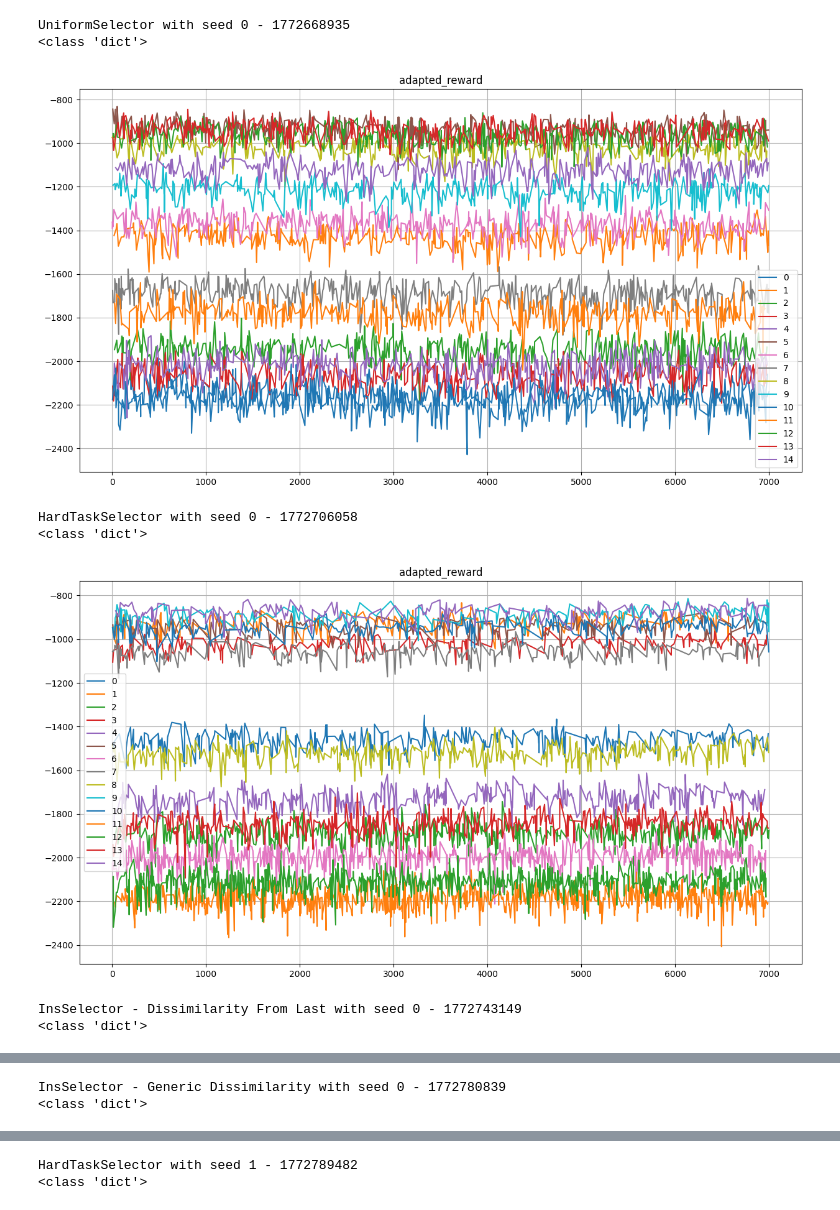
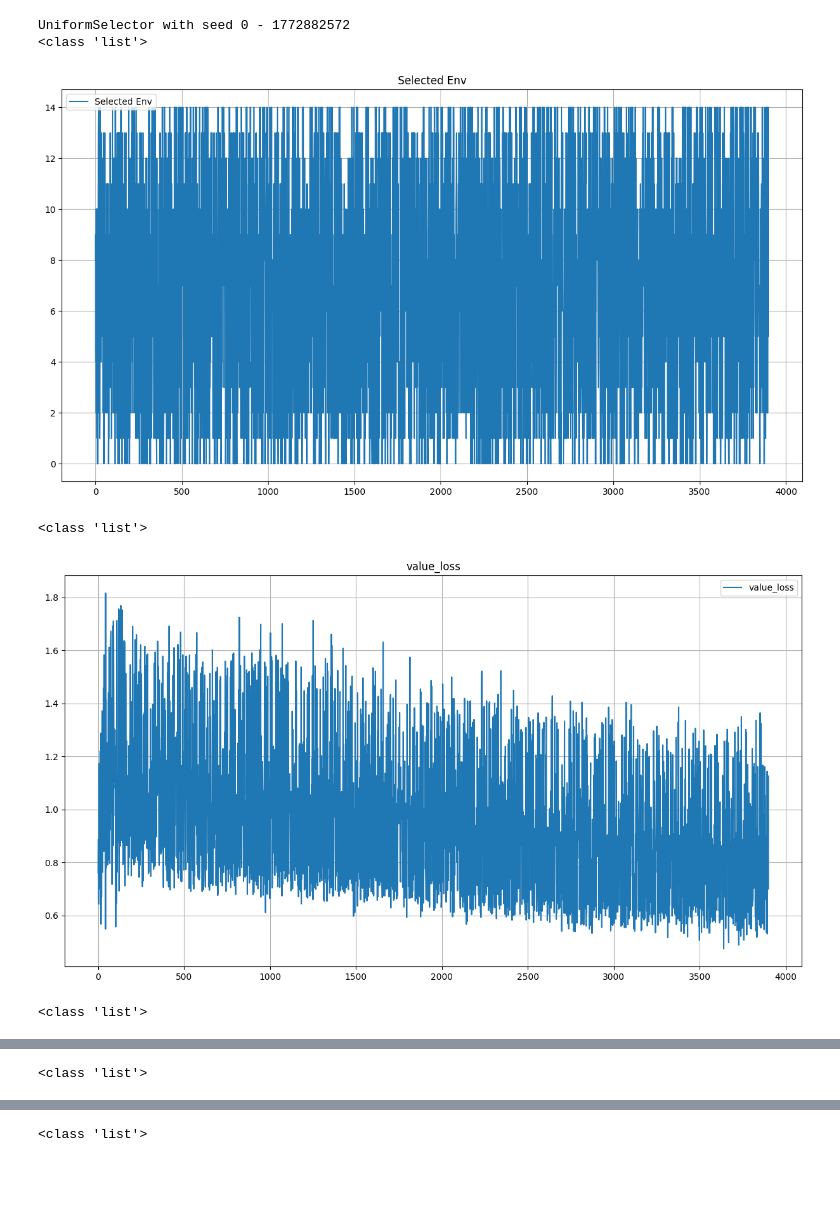
Before and after one commit to smandic5/master_implementation, a Jupyter notebook: visulaizer.ipynb, the cells around one changed output, grey strips where cells are left out. Cells and saved outputs as stored; diff of their text form; code cells hidden in the pictures; blank space fills up the shorter version.

```diff
--- a/visulaizer.ipynb
+++ b/visulaizer.ipynb
@@ -65,14 +65,10 @@ class Run():
 
     def plot_generic(self):
         for k, v in self.stats_generic.items():
-            if k != "Adapted_Reward":
-                continue
             self.plot_stat(v, k)
 
     def plot_envs(self, envs: list[int] = None, flattenings: int = 0):
         for k, stat in self.stats_envs.items():
-            if k != "adapted_reward":
-                continue
             to_plot = {}
             to_plot_loc = {}
             for env, v in stat.items():
@@ -98,7 +88,5 @@ InsSelector - Dissimilarity From Last with seed 1 - 1772810699
 # %%
 for r in runs:
-    if r.id != "1772810699":
-        continue
     print(r)
     r.plot_envs(flattenings=100)
 # %% [output]
@@ -108,13 +100,11 @@ InsSelector - Dissimilarity From Last with seed 1 - 1772810699
 # %%
 for r in runs:
     print(r)
-    r.plot_envs(flattenings=0)
+    r.plot_generic()
 # %% [output]
-UniformSelector with seed 0 - 1772668935
-<class 'dict'>
+UniformSelector with seed 0 - 1772882572
+<class 'list'>
-[figure, old version]
+[figure, new version]
-HardTaskSelector with seed 0 - 1772706058
-<class 'dict'>
+<class 'list'>
-[figure, old version]
+[figure, new version]
-InsSelector - Dissimilarity From Last with seed 0 - 1772743149
-<class 'dict'>
+<class 'list'>
@@ -122,2 +112 @@ InsSelector - Dissimilarity From Last with seed 0 - 1772743149
-InsSelector - Generic Dissimilarity with seed 0 - 1772780839
-<class 'dict'>
+<class 'list'>
@@ -125,2 +114 @@ InsSelector - Generic Dissimilarity with seed 0 - 1772780839
-HardTaskSelector with seed 1 - 1772789482
-<class 'dict'>
+<class 'list'>
```
Also changed, not shown: parts of 3 cells of this notebook, 8 other files.
